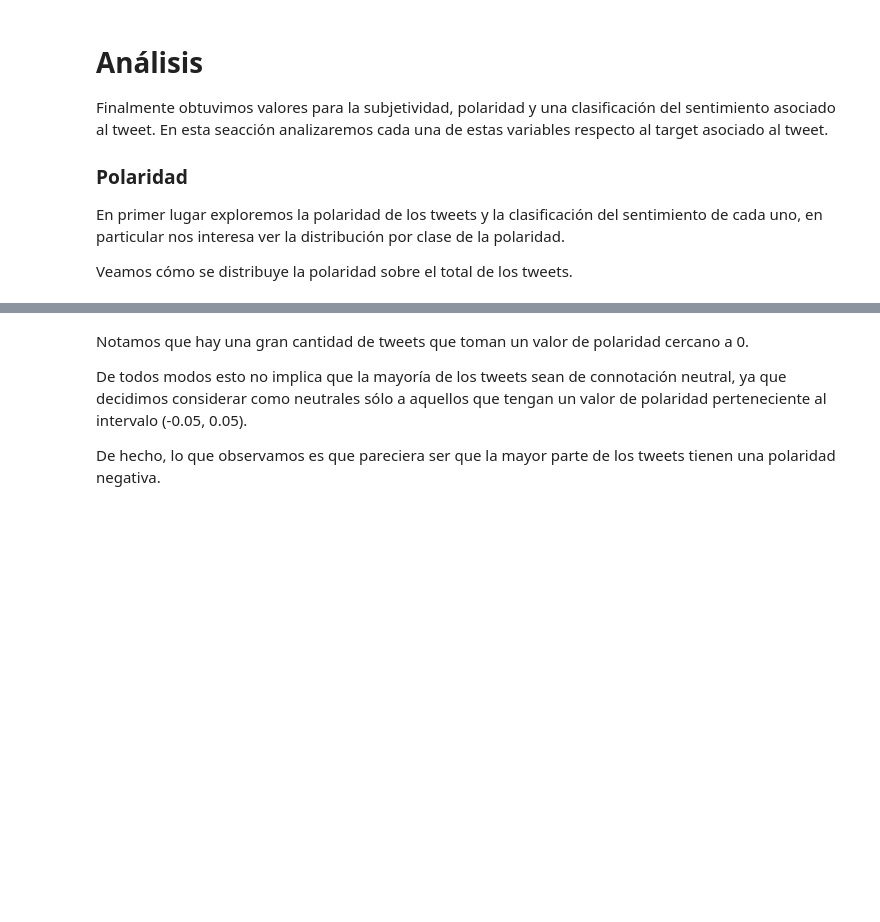
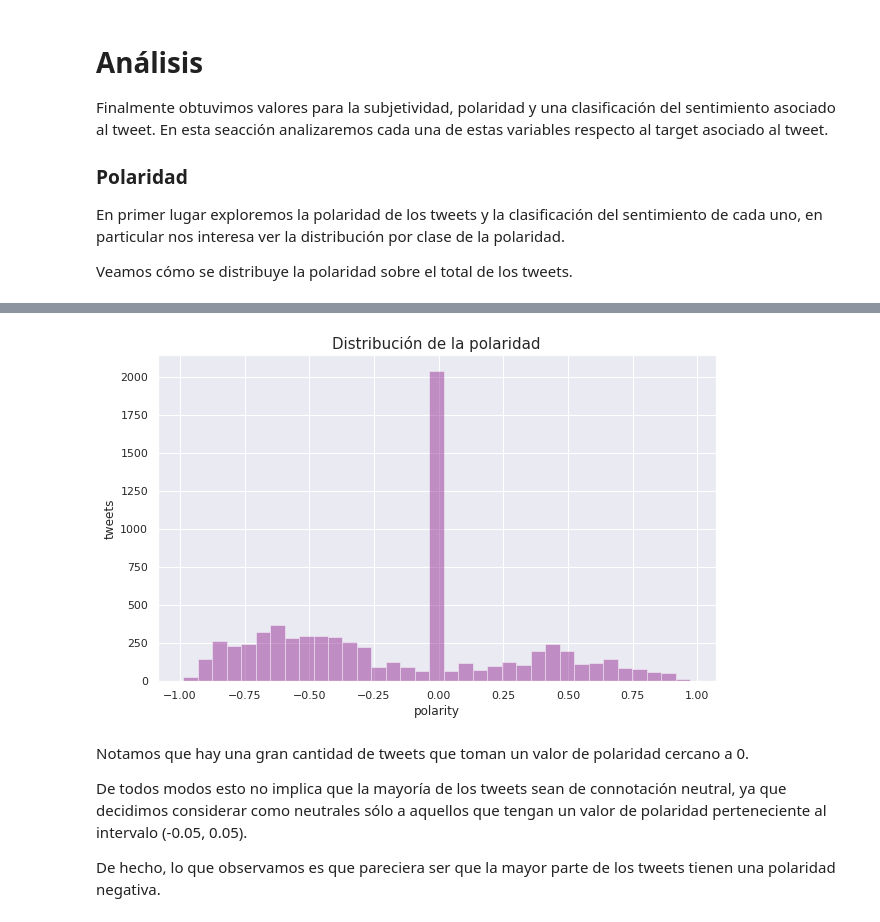
Before and after one commit to yuquimura/Trabajo-Practico-1, a Jupyter notebook: notebooks/sentiment-analysis.ipynb, the cells around one changed output, grey strips where cells are left out. Drawn from its saved outputs; the diff is of its cells as text; code cells hidden in the pictures; blank space fills up the shorter version.

```diff
--- a/notebooks/sentiment-analysis.ipynb
+++ b/notebooks/sentiment-analysis.ipynb
@@ -96,10 +113,12 @@ df['polarity'].describe()
 # %%
 plt.figure(figsize=(10,6))
 ax = sns.distplot(df['polarity'], kde=False, color='purple')
-plt.title("Distribución de la polaridad.")
-plt.ylabel('number of tweets')
+plt.title("Distribución de la polaridad", fontsize=15)
+plt.ylabel('tweets')
 plt.savefig('sentiment_img/polarity_dist.png')
 plt.show()
+# %% [output]
+[figure, added]
 # %% [markdown]
 Notamos que hay una gran cantidad de tweets que toman un valor de polaridad cercano a 0.
 
```
Also changed, not shown: parts of 8 cells of this notebook, 5 other files.
